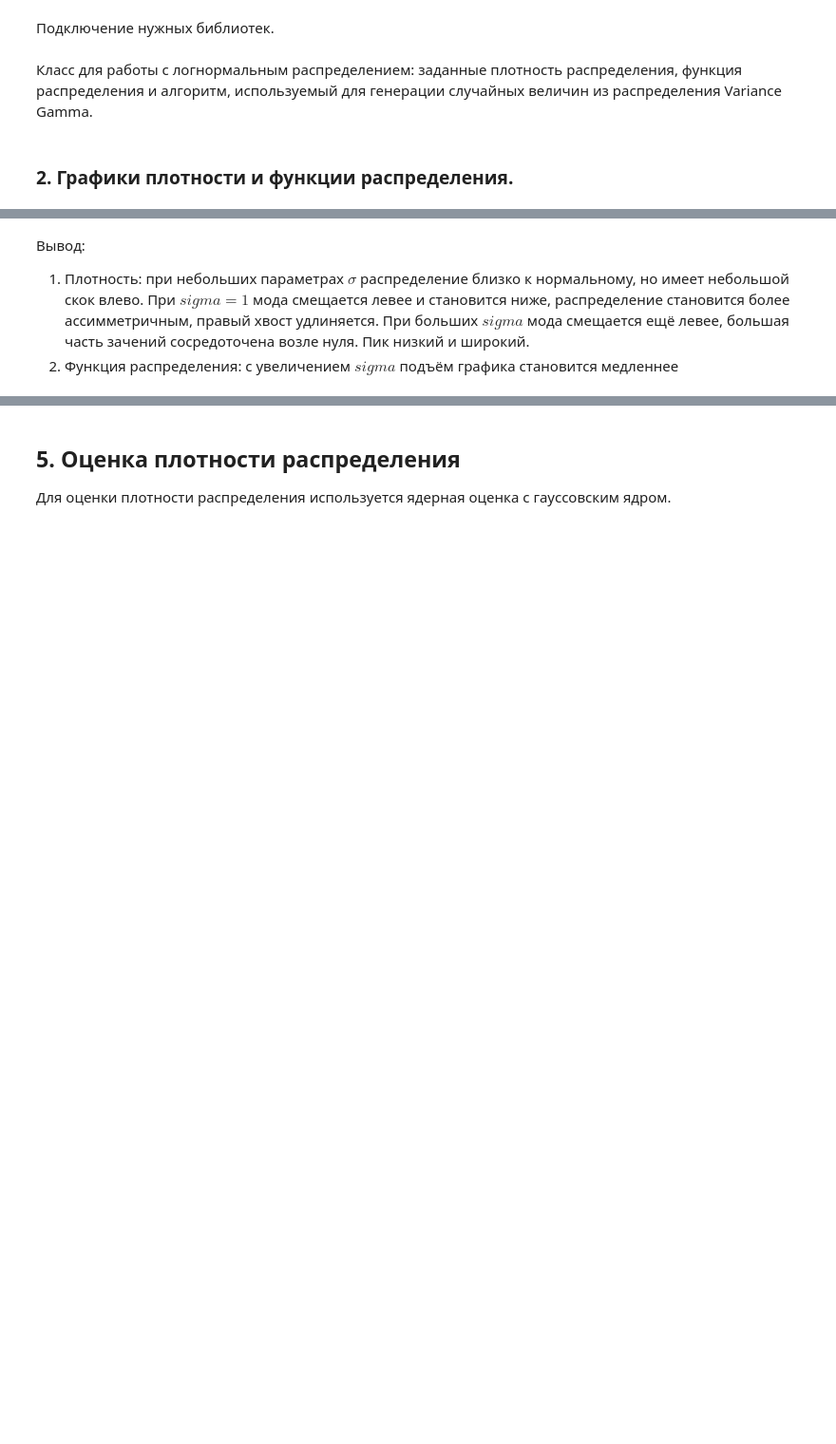
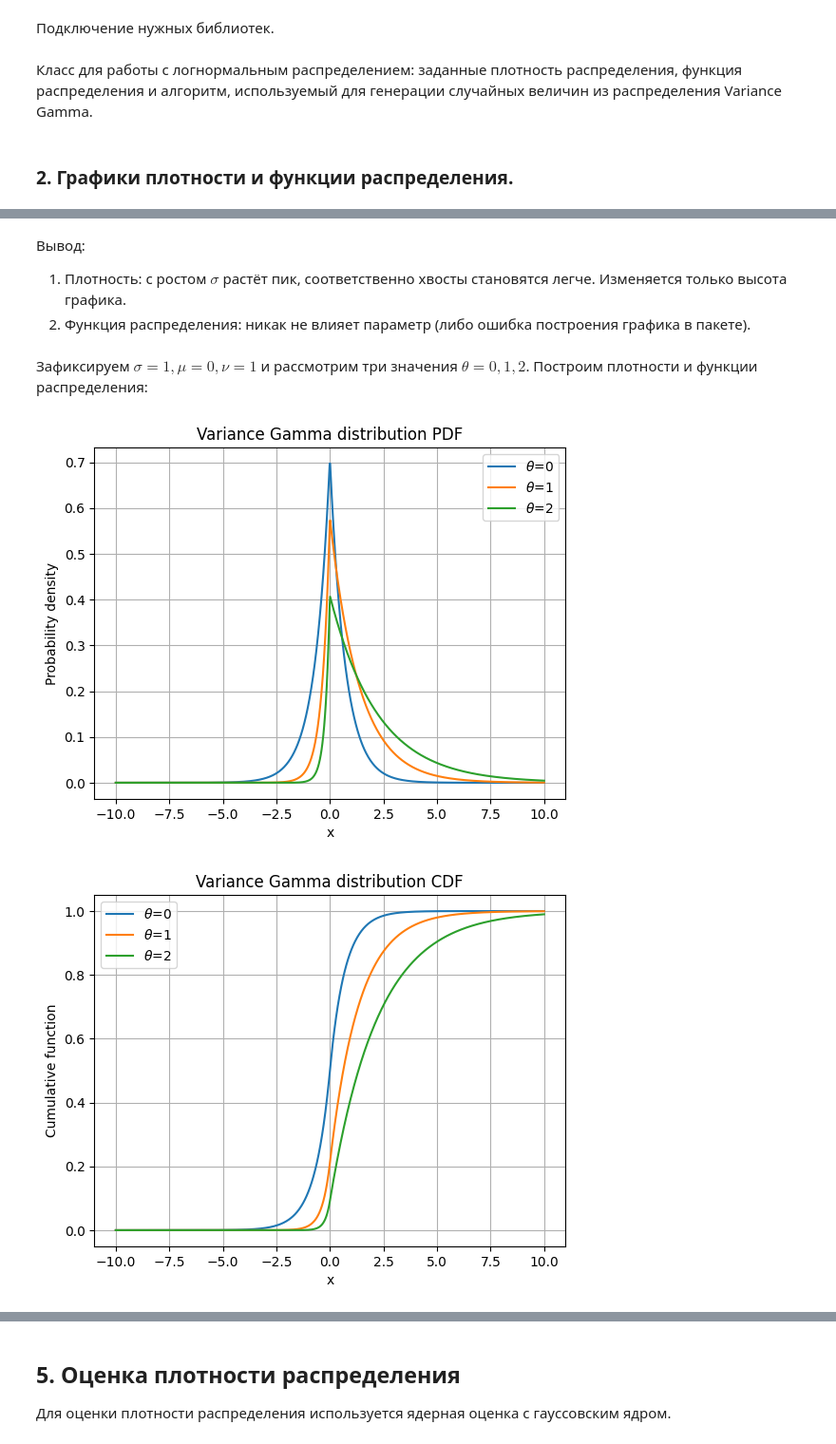
Before and after one commit to Klimentij-Kvl/famcs-archive, a Jupyter notebook: 3-year/Statistical Analysis of Time Series/lab2_kovalevskij.ipynb, the cells around one changed output, grey strips where cells are left out. Shown at 95% size. Saved outputs shown, nothing was run; the diff lists cells and outputs as text; code cells hidden in the pictures; blank space fills up the shorter version.

```diff
--- a/3-year/Statistical Analysis of Time Series/lab2_kovalevskij.ipynb
+++ b/3-year/Statistical Analysis of Time Series/lab2_kovalevskij.ipynb
@@ -146,4 +148,33 @@ plt.show()
 # %% [markdown]
 Вывод:
-1. Плотность: при небольших параметрах $\sigma$ распределение близко к нормальному, но имеет небольшой скок влево. При $sigma=1$ мода смещается левее и становится ниже, распределение становится более ассимметричным, правый хвост удлиняется. При больших $sigma$ мода смещается ещё левее, большая часть зачений сосредоточена возле нуля. Пик низкий и широкий.
-2. Функция распределения: с увеличением $sigma$ подъём графика становится медленнее
+1. Плотность: с ростом $\sigma$ растёт пик, соответственно хвосты становятся легче. Изменяется только высота графика.
+2. Функция распределения: никак не влияет параметр (либо ошибка построения графика в пакете).
+# %% [markdown]
+Зафиксируем $\sigma=1, \mu=0, \nu=1$ и рассмотрим три значения $\theta = 0, 1, 2$. Построим плотности и функции распределения:
+# %%
+x: np.ndarray = np.linspace(-10, 10, 1000)
+
+for i in THETA_ARR:
+    distr = VarianceGamma(MU, i, SIGMA, NU)
+    y = distr.pdf(x)
+    plt.plot(x, y, label=rf"$\theta$={i}")
+plt.xlabel("x")
+plt.ylabel("Probability density")
+plt.title("Variance Gamma distribution PDF")
+plt.grid(True)
+plt.legend()
+plt.show()
+
+for i in THETA_ARR:
+    distr = VarianceGamma(MU, i, SIGMA, NU)
+    y = distr.cdf(x)
+    plt.plot(x, y, label=rf"$\theta$={i}")
+plt.xlabel("x")
+plt.ylabel("Cumulative function")
+plt.title("Variance Gamma distribution CDF")
+plt.grid(True)
+plt.legend()
+plt.show()
+# %% [output]
+[figure, added]
+[figure, added]
```
Also changed, not shown: parts of 17 cells of this notebook.
